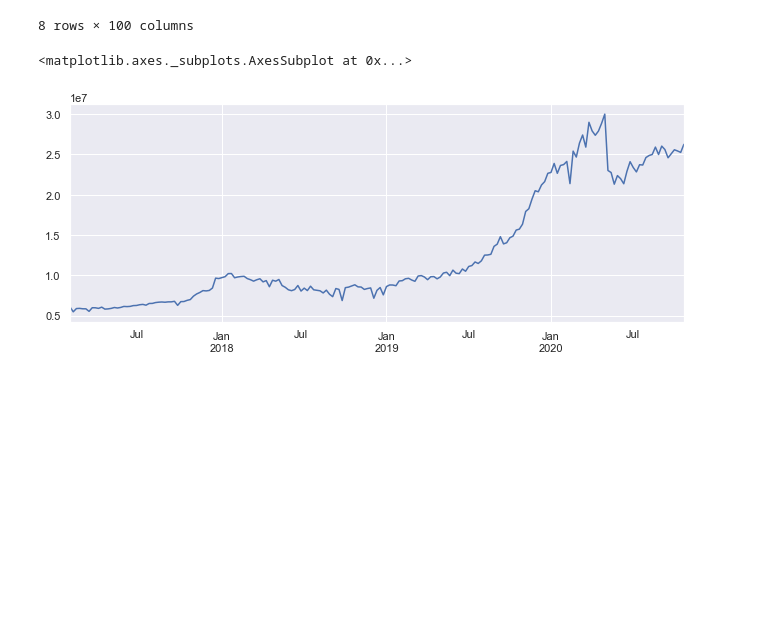
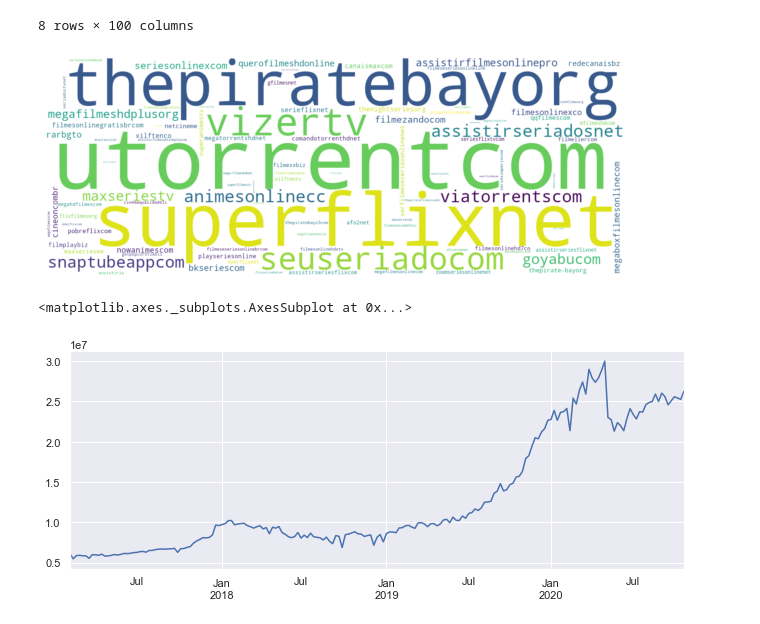
Before and after one commit to gustavo-pohlmann/TCC, a Jupyter notebook: TCC.ipynb, the cells around one changed output. Cells and saved outputs as stored; diff of their text form; code cells hidden in the pictures; blank space fills up the shorter version.

```diff
--- a/TCC.ipynb
+++ b/TCC.ipynb
@@ -67,6 +69,19 @@ prt.describe().sort_values(by='mean', axis=1, ascending=False)
 | 75% | 1.528657e+06 | 1.925716e+06 | 1.501495e+06 | 6.220241e+05 | 500654.948462 | 7.321472e+05 | ... |
 | max | 1.691182e+06 | 2.797214e+06 | 1.537225e+06 | 1.289074e+06 | 666599.645353 | 1.140551e+06 | ... |
 8 rows × 100 columns
+# %%
+d = {}
+for col in prt.describe().columns:
+    d[col] = prt.describe()[col].loc['mean']
+# %%
+wc = wordcloud.WordCloud(background_color='white', width = 1600, height=600)
+wc.generate_from_frequencies(frequencies=d)
+plt.figure()
+plt.imshow(wc, interpolation="bilinear")
+plt.axis('off')
+plt.show()
+# %% [output]
+[figure, added]
 # %%
 prt.asfreq('w').sum(axis=1).plot()
 # %% [output]
```
Also changed, not shown: parts of 17 cells of this notebook.
